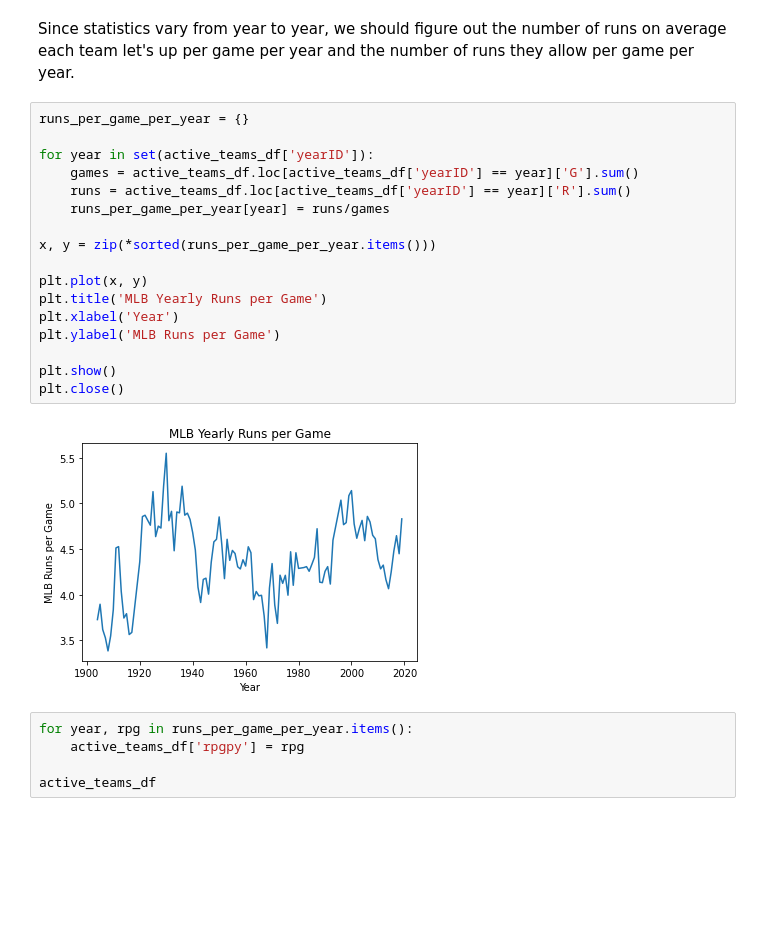
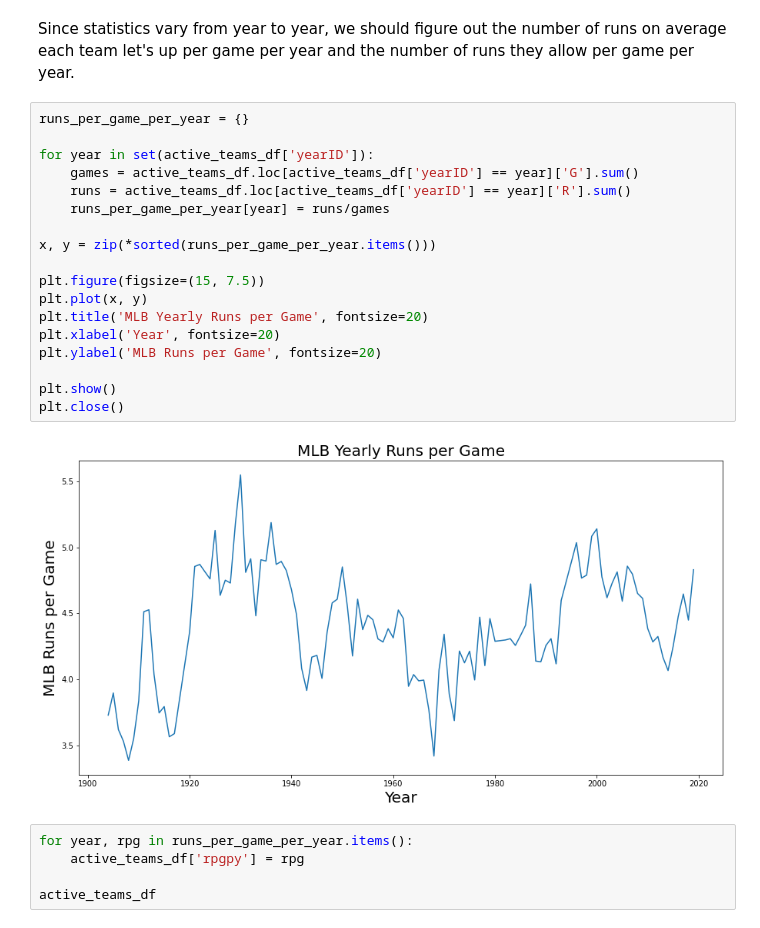
Before and after one commit to samkasbawala/sdp_team_32, a Jupyter notebook: Number_of_Games_Won.ipynb, the cells around one changed output. Saved outputs shown, nothing was run; the diff lists cells and outputs as text; blank space fills up the shorter version.

```diff
--- a/Number_of_Games_Won.ipynb
+++ b/Number_of_Games_Won.ipynb
@@ -186,22 +186,23 @@ Since statistics vary from year to year, we should figure out the number of runs
 # %%
 runs_per_game_per_year = {}
 
 for year in set(active_teams_df['yearID']):
     games = active_teams_df.loc[active_teams_df['yearID'] == year]['G'].sum()
     runs = active_teams_df.loc[active_teams_df['yearID'] == year]['R'].sum()
     runs_per_game_per_year[year] = runs/games
 
 x, y = zip(*sorted(runs_per_game_per_year.items()))
 
+plt.figure(figsize=(15, 7.5))
 plt.plot(x, y)
-plt.title('MLB Yearly Runs per Game')
-plt.xlabel('Year')
-plt.ylabel('MLB Runs per Game')
+plt.title('MLB Yearly Runs per Game', fontsize=20)
+plt.xlabel('Year', fontsize=20)
+plt.ylabel('MLB Runs per Game', fontsize=20)
 
 plt.show()
 plt.close()
 # %% [output]
-[figure, old version]
+[figure, new version]
 # %%
 for year, rpg in runs_per_game_per_year.items():
     active_teams_df['rpgpy'] = rpg
```
Also changed, not shown: parts of 6 cells of this notebook, 36 other files.
